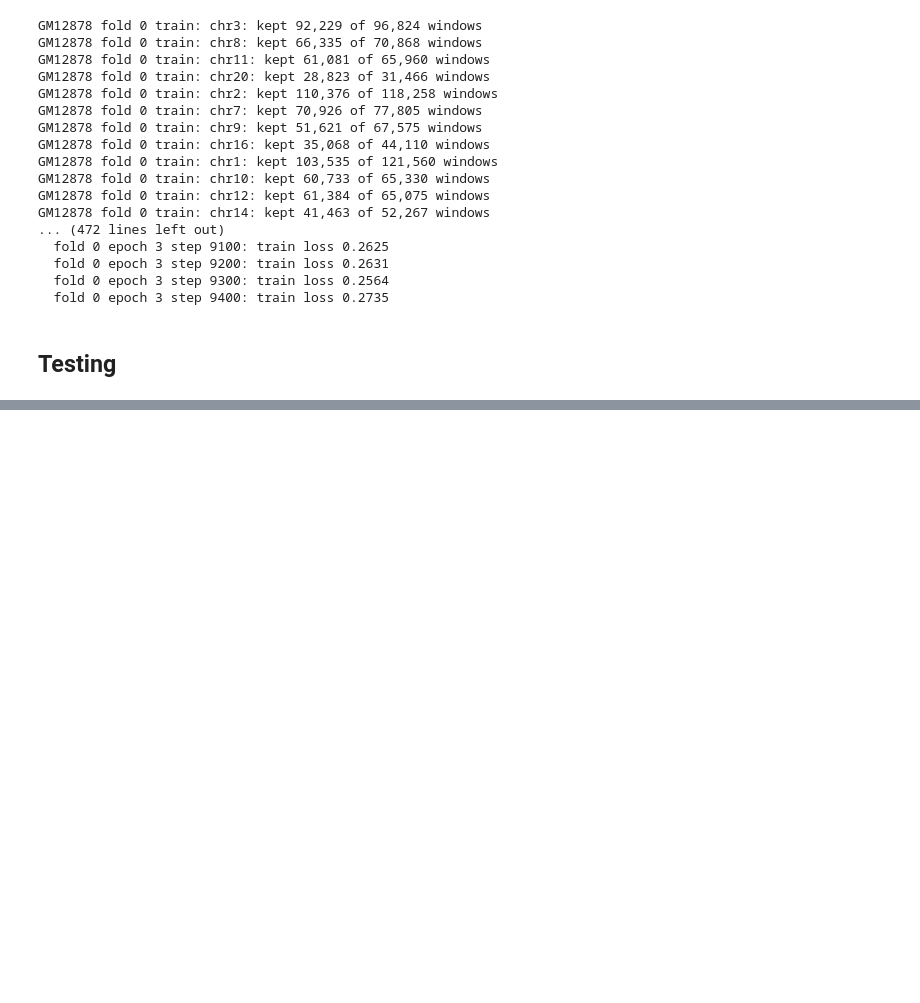
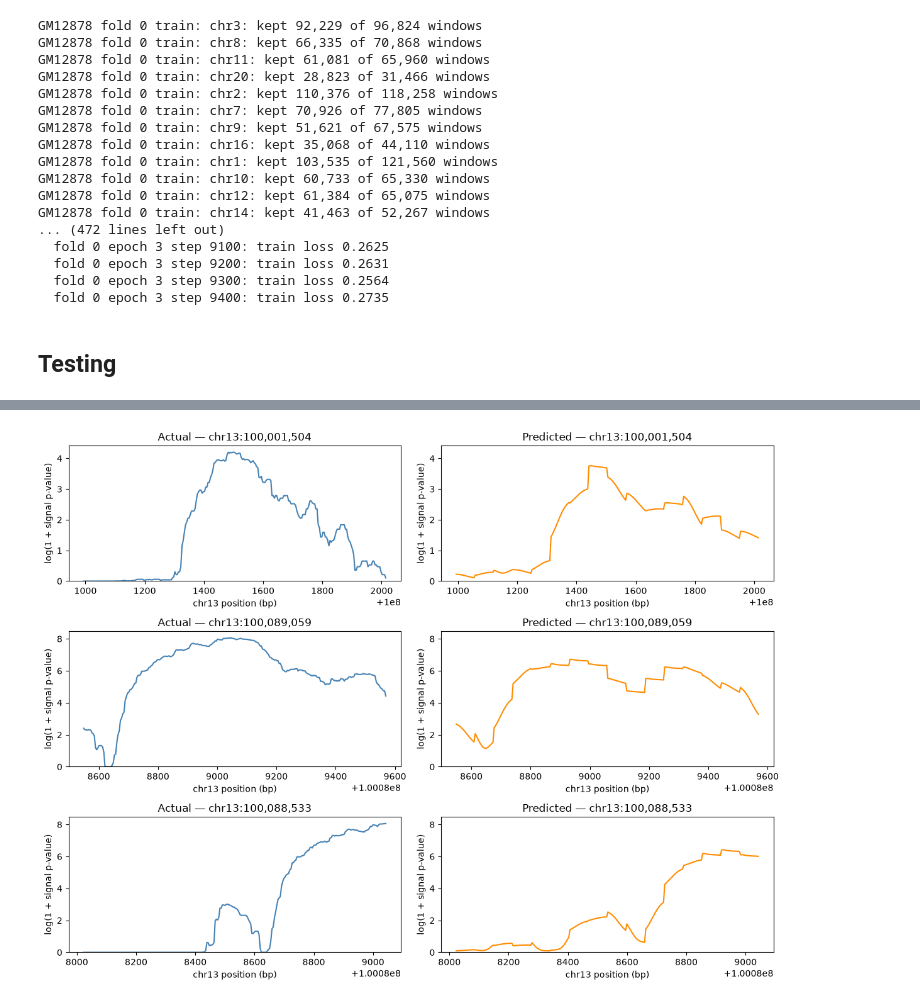
Before and after one commit to marcusrowe222/Deep-Learning-Final-Team-2, a Jupyter notebook: Deep_Learning_Final.ipynb, the cells around one changed output, grey strips where cells are left out. Cells and saved outputs as stored; diff of their text form; code cells hidden in the pictures; blank space fills up the shorter version.

```diff
--- a/Deep_Learning_Final.ipynb
+++ b/Deep_Learning_Final.ipynb
@@ -405,0 +465,16 @@ GM12878 fold 0 train: chr14: kept 41,463 of 52,267 windows
+# %%
+from evaluate_model import plot_peaks
+
+# Download the peak BED files from the README, then update the path below to wherever you saved it
+
+fig = plot_peaks(
+    "GM12878",
+    fold=0,
+    peak_file="data/peaks/ENCFF748UZH.bed.gz",
+    n_peaks=3,
+)
+
+fig.savefig("outputs/peak_predictions.png", dpi=300, bbox_inches="tight")
+plt.show()
+# %% [output]
+[figure, added]
```
Also changed, not shown: parts of 2 cells of this notebook, 5 other files.
